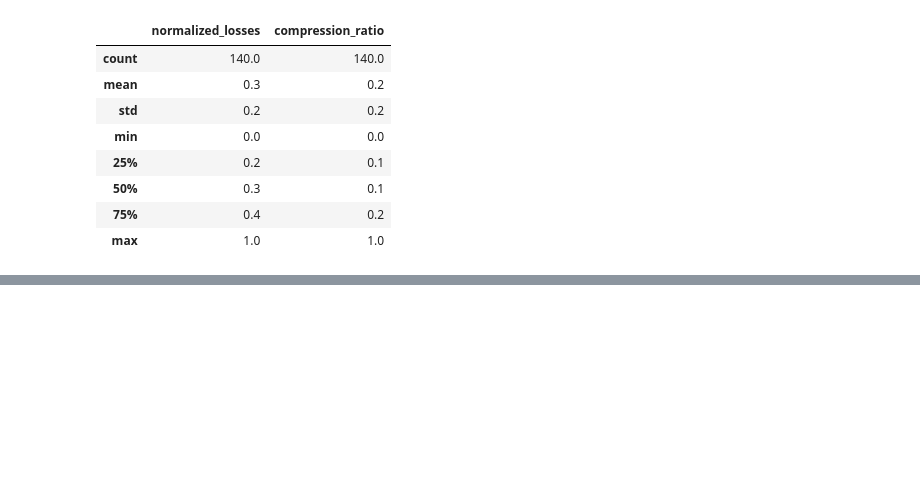
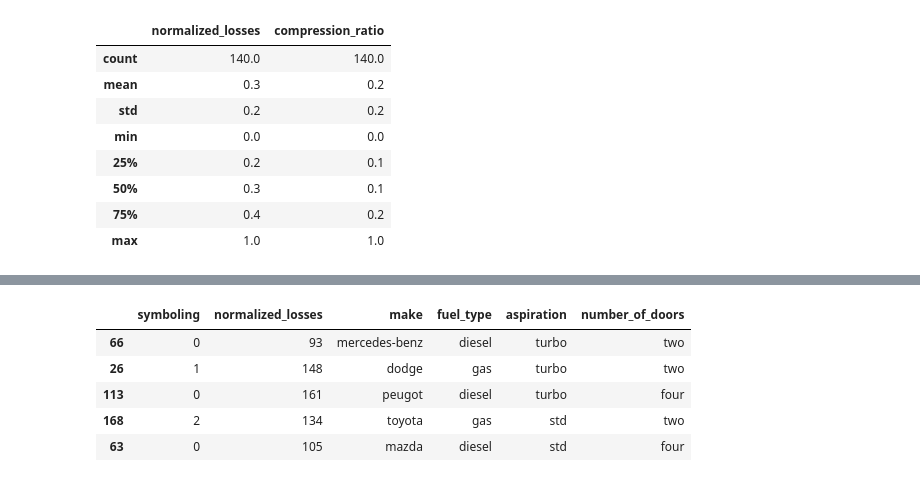
Before and after one commit to Maruf-Ahmad-khan/MinMaxScaling, a Jupyter notebook: MinMaxScale.ipynb, the cells around one changed output, grey strips where cells are left out. Saved outputs shown, nothing was run; the diff lists cells and outputs as text; code cells hidden in the pictures; blank space fills up the shorter version.

```diff
--- a/MinMaxScale.ipynb
+++ b/MinMaxScale.ipynb
@@ -175,0 +257,11 @@ np.round(X_train_Scale.describe(), 1)
+# %%
+A_train, A_test, b_train, b_test = train_test_split(df.iloc [:, 0: 6],
+                                                    df.iloc[:, -1], test_size= 0.2, random_state=0)
+A_train.head()
+# %% [output]
+|  | symboling | normalized_losses | make | fuel_type | aspiration | number_of_doors |
+| 66 | 0 | 93 | mercedes-benz | diesel | turbo | two |
+| 26 | 1 | 148 | dodge | gas | turbo | two |
+| 113 | 0 | 161 | peugot | diesel | turbo | four |
+| 168 | 2 | 134 | toyota | gas | std | two |
+| 63 | 0 | 105 | mazda | diesel | std | four |
```
Also changed, not shown: parts of 10 cells of this notebook, 2 other files.
